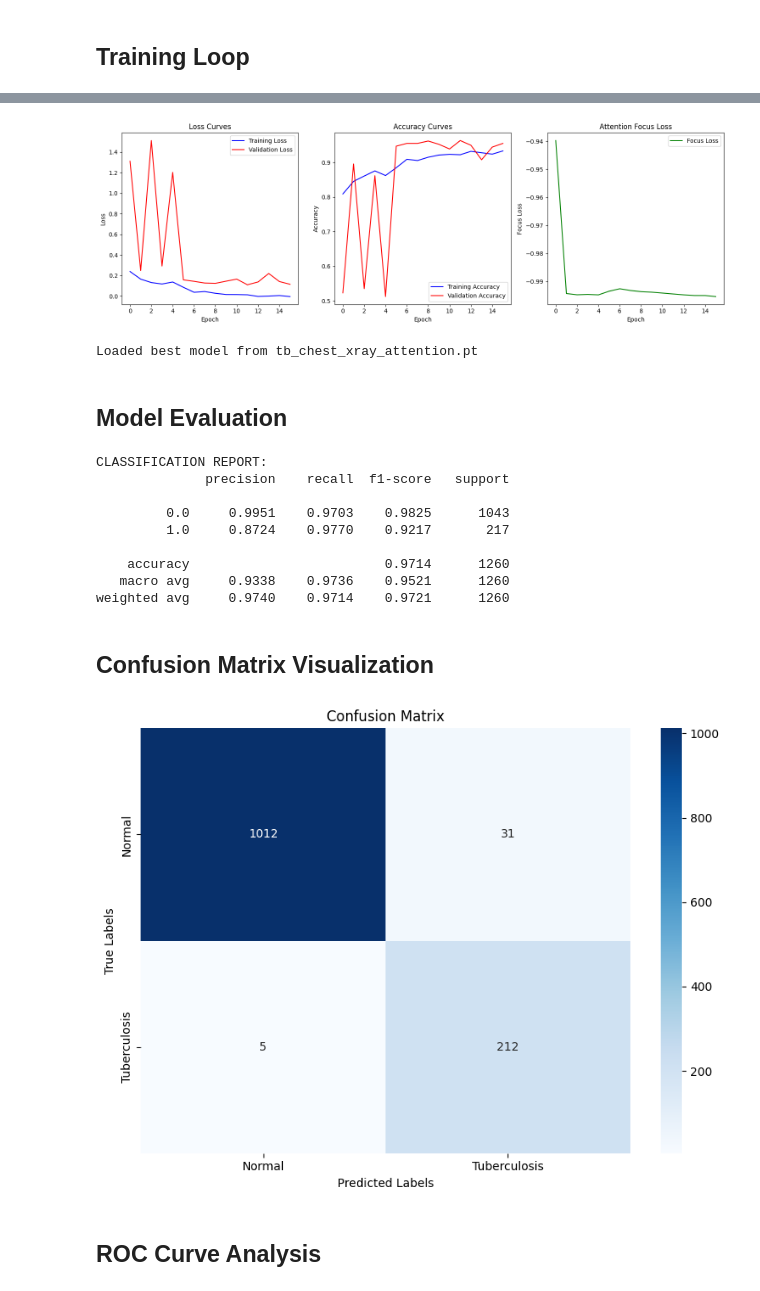
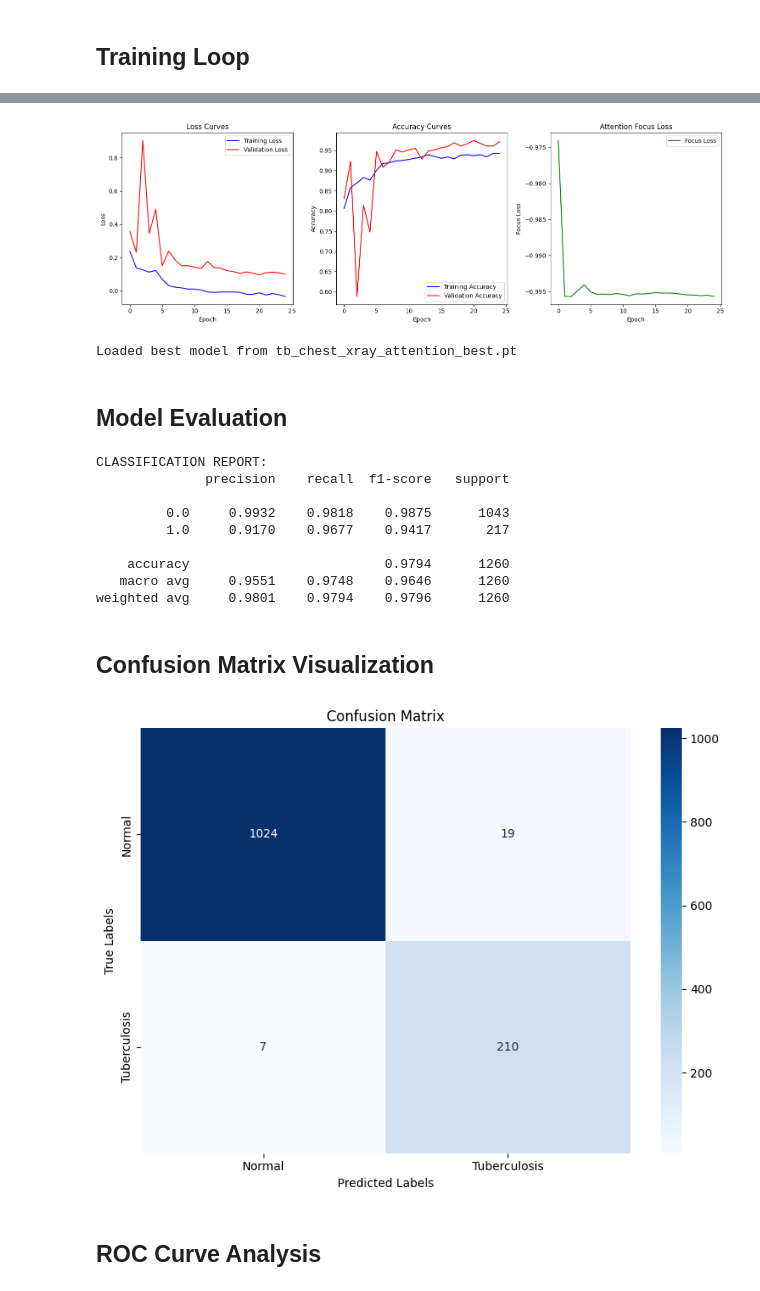
Before and after one commit to onethdias07/Clinician-Guided-Grad-CAM, a Jupyter notebook: backend/model/tuberculosis-CNN-model.ipynb, the cells around one changed output, grey strips where cells are left out. Cells and saved outputs as stored; diff of their text form; code cells hidden in the pictures.

```diff
--- a/backend/model/tuberculosis-CNN-model.ipynb
+++ b/backend/model/tuberculosis-CNN-model.ipynb
@@ -556,7 +567,7 @@ def evaluate_model(network, dataloader, criterion, device):
 # %%
 num_epochs = 25
 best_accuracy = 0.0
-best_model_path = "tb_chest_xray_attention.pt"
+best_model_path = "tb_chest_xray_attention_best.pt"
 patience = 4  # For early stopping
 patience_counter = 0
 focus_weight = 0.2  # Weight for attention focus loss
@@ -667,5 +678,5 @@ Early stopping at epoch 16
-[figure, old version]
+[figure, new version]
-Loaded best model from tb_chest_xray_attention.pt
+Loaded best model from tb_chest_xray_attention_best.pt
 # %% [markdown]
 ## Model Evaluation
 # %%
@@ -694,12 +705,12 @@ print(classification_report(all_ground_truths, all_predictions, digits=4))
 CLASSIFICATION REPORT:
               precision    recall  f1-score   support
 
-         0.0     0.9951    0.9703    0.9825      1043
-         1.0     0.8724    0.9770    0.9217       217
+         0.0     0.9932    0.9818    0.9875      1043
+         1.0     0.9170    0.9677    0.9417       217
 
-    accuracy                         0.9714      1260
-   macro avg     0.9338    0.9736    0.9521      1260
-weighted avg     0.9740    0.9714    0.9721      1260
+    accuracy                         0.9794      1260
+   macro avg     0.9551    0.9748    0.9646      1260
+weighted avg     0.9801    0.9794    0.9796      1260
 # %% [markdown]
 ## Confusion Matrix Visualization
 # %%
@@ -721,7 +732,7 @@ plt.title('Confusion Matrix')
 plt.tight_layout()
 plt.show()
 # %% [output]
-[figure, old version]
+[figure, new version]
 # %% [markdown]
 ## ROC Curve Analysis
 # %%
```
Also changed, not shown: parts of 11 cells of this notebook, 11 other files.
